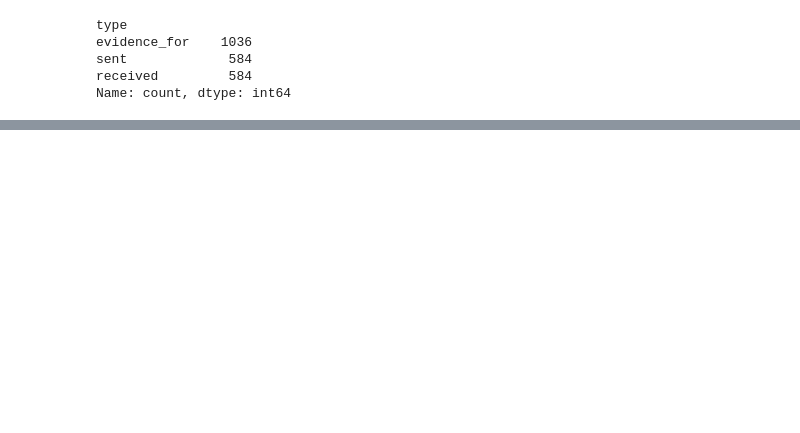
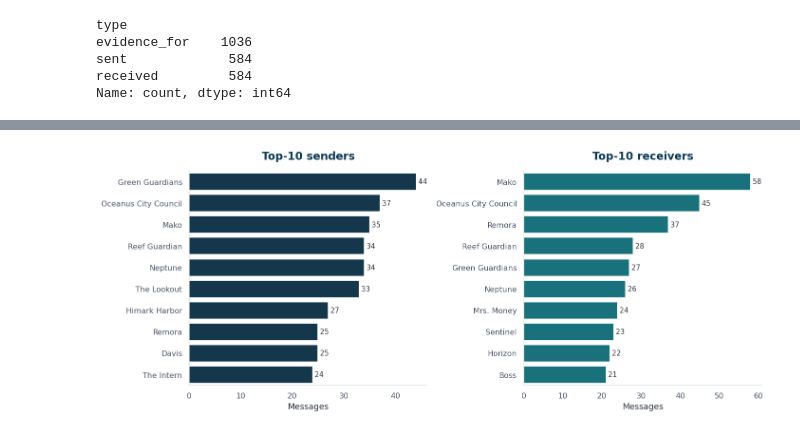
Before and after one commit to rymarmary/network-cluster-analysis, a Jupyter notebook: network_analysis.ipynb, the cells around one changed output, grey strips where cells are left out. Saved outputs shown, nothing was run; the diff lists cells and outputs as text; code cells hidden in the pictures; blank space fills up the shorter version.

```diff
--- a/network_analysis.ipynb
+++ b/network_analysis.ipynb
@@ -1535,0 +379,24 @@ for c in communities_list:
+# %%
+top_senders   = messages["sender"].value_counts().head(10).reset_index()
+top_senders.columns = ["participant", "count"]
+top_receivers = messages["receiver"].value_counts().head(10).reset_index()
+top_receivers.columns = ["participant", "count"]
+
+fig, axes = plt.subplots(1, 2, figsize=(13, 5.3))
+for ax, df, title, color in zip(
+    axes,
+    [top_senders, top_receivers],
+    ["Top-10 senders", "Top-10 receivers"],
+    [PRIMARY, SECONDARY],
+):
+    sns.barplot(data=df, y="participant", x="count", color=color, ax=ax, edgecolor="white")
+    ax.set_title(title)
+    ax.set_xlabel("Messages")
+    ax.set_ylabel("")
+    annotate_bars(ax, orient="h")
+    ax.grid(axis="x")
+
+plt.tight_layout()
+plt.show()
+# %% [output]
+[figure, added]
```
Also changed, not shown: parts of 145 cells of this notebook, 8 other files.
